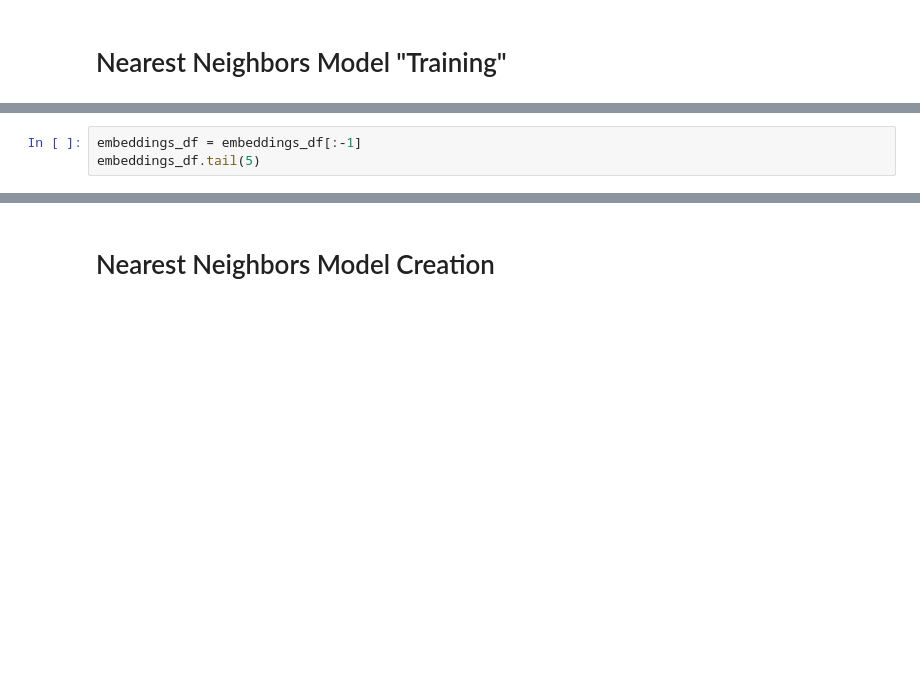
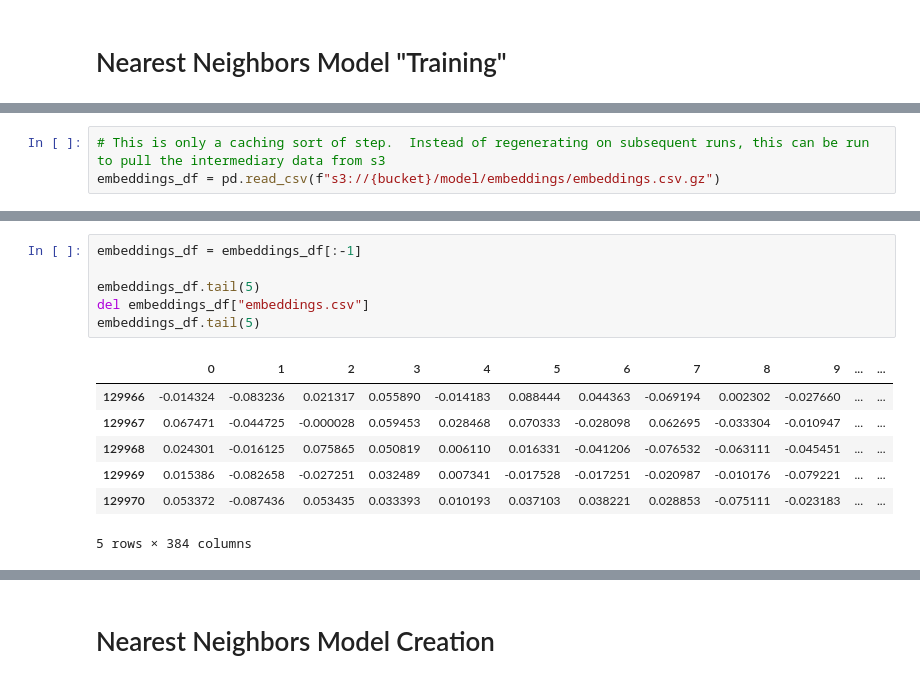
Before and after one commit to jonaylor89/WineInAMillion, a Jupyter notebook: notebooks/Wine In A Million.ipynb, the cells around one changed output, grey strips where cells are left out. Saved outputs shown, nothing was run; the diff lists cells and outputs as text; blank space fills up the shorter version.

```diff
--- a/notebooks/Wine In A Million.ipynb
+++ b/notebooks/Wine In A Million.ipynb
@@ -195,0 +316,3 @@ embeddings_df = pd.read_csv(f"s3://{bucket}/model/embeddings/embeddings.csv.tar.
+# %%
+# This is only a caching sort of step.  Instead of regenerating on subsequent runs, this can be run to pull the intermediary data from s3
+embeddings_df = pd.read_csv(f"s3://{bucket}/model/embeddings/embeddings.csv.gz")
@@ -196,3 +321,14 @@ embeddings_df = pd.read_csv(f"s3://{bucket}/model/embeddings/embeddings.csv.tar.
 # %%
 embeddings_df = embeddings_df[:-1]
+
 embeddings_df.tail(5)
+del embeddings_df["embeddings.csv"]
+embeddings_df.tail(5)
+# %% [output]
+|  | 0 | 1 | 2 | 3 | 4 | 5 | 6 | 7 | 8 | 9 | ... | ... |
+| 129966 | -0.014324 | -0.083236 | 0.021317 | 0.055890 | -0.014183 | 0.088444 | 0.044363 | -0.069194 | 0.002302 | -0.027660 | ... | ... |
+| 129967 | 0.067471 | -0.044725 | -0.000028 | 0.059453 | 0.028468 | 0.070333 | -0.028098 | 0.062695 | -0.033304 | -0.010947 | ... | ... |
+| 129968 | 0.024301 | -0.016125 | 0.075865 | 0.050819 | 0.006110 | 0.016331 | -0.041206 | -0.076532 | -0.063111 | -0.045451 | ... | ... |
+| 129969 | 0.015386 | -0.082658 | -0.027251 | 0.032489 | 0.007341 | -0.017528 | -0.017251 | -0.020987 | -0.010176 | -0.079221 | ... | ... |
+| 129970 | 0.053372 | -0.087436 | 0.053435 | 0.033393 | 0.010193 | 0.037103 | 0.038221 | 0.028853 | -0.075111 | -0.023183 | ... | ... |
+5 rows × 384 columns
```
Also changed, not shown: parts of 29 cells of this notebook, 2 other files.
